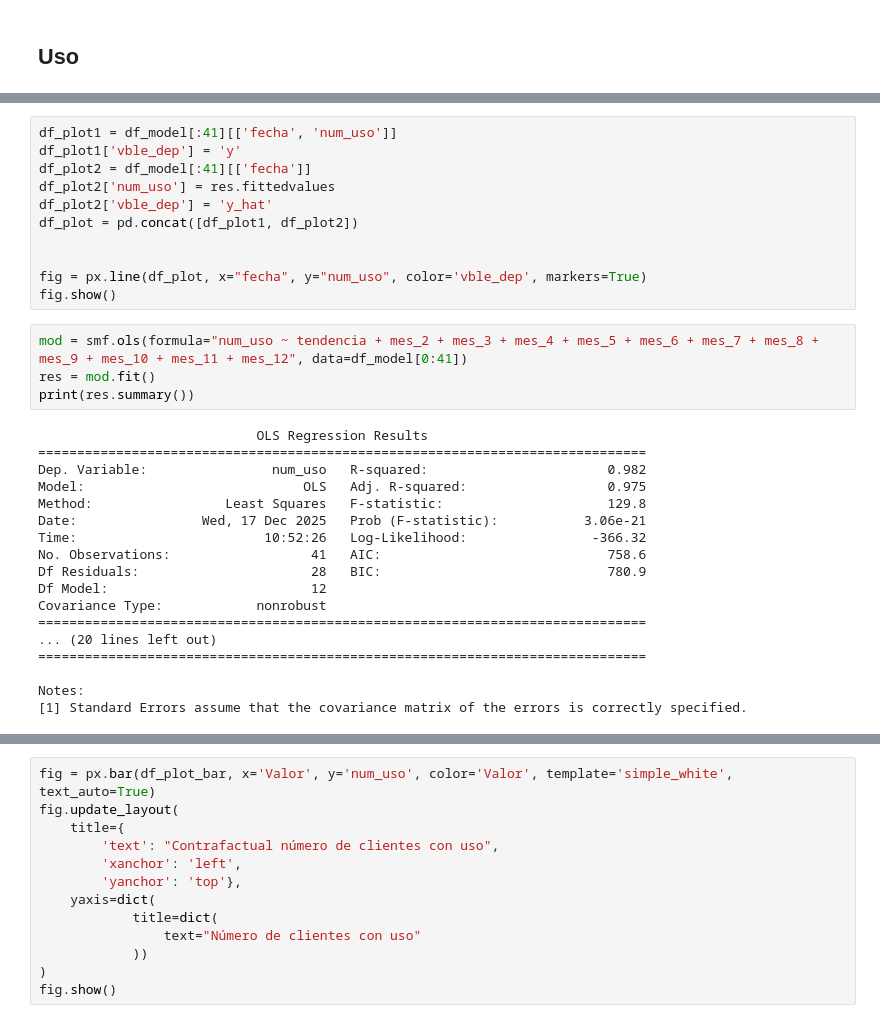
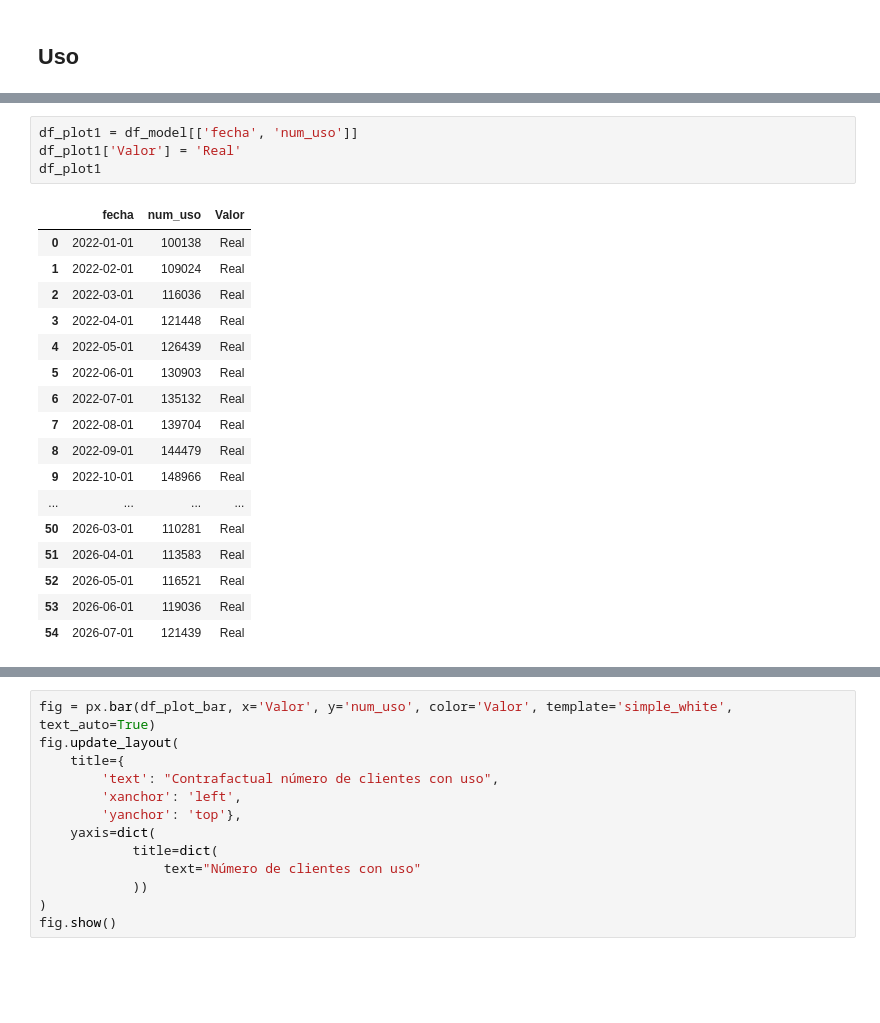
Before and after one commit to Santlond/ADQUIRENCIA_FERIA_EVA_github, a Jupyter notebook: data_analyisis_hist_vinc_y_uso_adqui_1_a_1.ipynb, the cells around one changed output, grey strips where cells are left out. Saved outputs shown, nothing was run; the diff lists cells and outputs as text; blank space fills up the shorter version.

```diff
--- a/data_analyisis_hist_vinc_y_uso_adqui_1_a_1.ipynb
+++ b/data_analyisis_hist_vinc_y_uso_adqui_1_a_1.ipynb
@@ -1339,33 +1253,22 @@ Notes:
 # %%
-df_plot1 = df_model[:41][['fecha', 'num_uso']]
-df_plot1['vble_dep'] = 'y'
-df_plot2 = df_model[:41][['fecha']]
-df_plot2['num_uso'] = res.fittedvalues
-df_plot2['vble_dep'] = 'y_hat'
-df_plot = pd.concat([df_plot1, df_plot2])
-
-
-fig = px.line(df_plot, x="fecha", y="num_uso", color='vble_dep', markers=True)
-fig.show()
+df_plot1 = df_model[['fecha', 'num_uso']]
+df_plot1['Valor'] = 'Real'
+df_plot1
+# %% [output]
+|  | fecha | num_uso | Valor |
+| 0 | 2022-01-01 | 100138 | Real |
+| 1 | 2022-02-01 | 109024 | Real |
+| 2 | 2022-03-01 | 116036 | Real |
+| 3 | 2022-04-01 | 121448 | Real |
+| 4 | 2022-05-01 | 126439 | Real |
+| 5 | 2022-06-01 | 130903 | Real |
+| 6 | 2022-07-01 | 135132 | Real |
+| 7 | 2022-08-01 | 139704 | Real |
+| 8 | 2022-09-01 | 144479 | Real |
+| 9 | 2022-10-01 | 148966 | Real |
+| ... | ... | ... | ... |
+| 50 | 2026-03-01 | 110281 | Real |
+| 51 | 2026-04-01 | 113583 | Real |
+| 52 | 2026-05-01 | 116521 | Real |
+| 53 | 2026-06-01 | 119036 | Real |
+| 54 | 2026-07-01 | 121439 | Real |
-# %%
-mod = smf.ols(formula="num_uso ~ tendencia + mes_2 + mes_3 + mes_4 + mes_5 + mes_6 + mes_7 + mes_8 + mes_9 + mes_10 + mes_11 + mes_12", data=df_model[0:41])
-res = mod.fit()
-print(res.summary())
-# %% [output]
-                            OLS Regression Results
-==============================================================================
-Dep. Variable:                num_uso   R-squared:                       0.982
-Model:                            OLS   Adj. R-squared:                  0.975
-Method:                 Least Squares   F-statistic:                     129.8
-Date:                Wed, 17 Dec 2025   Prob (F-statistic):           3.06e-21
-Time:                        10:52:26   Log-Likelihood:                -366.32
-No. Observations:                  41   AIC:                             758.6
-Df Residuals:                      28   BIC:                             780.9
-Df Model:                          12
-Covariance Type:            nonrobust
-==============================================================================
-... (20 lines left out)
-==============================================================================
-
-Notes:
-[1] Standard Errors assume that the covariance matrix of the errors is correctly specified.
```
Also changed, not shown: parts of 45 cells of this notebook, 6 other files.
